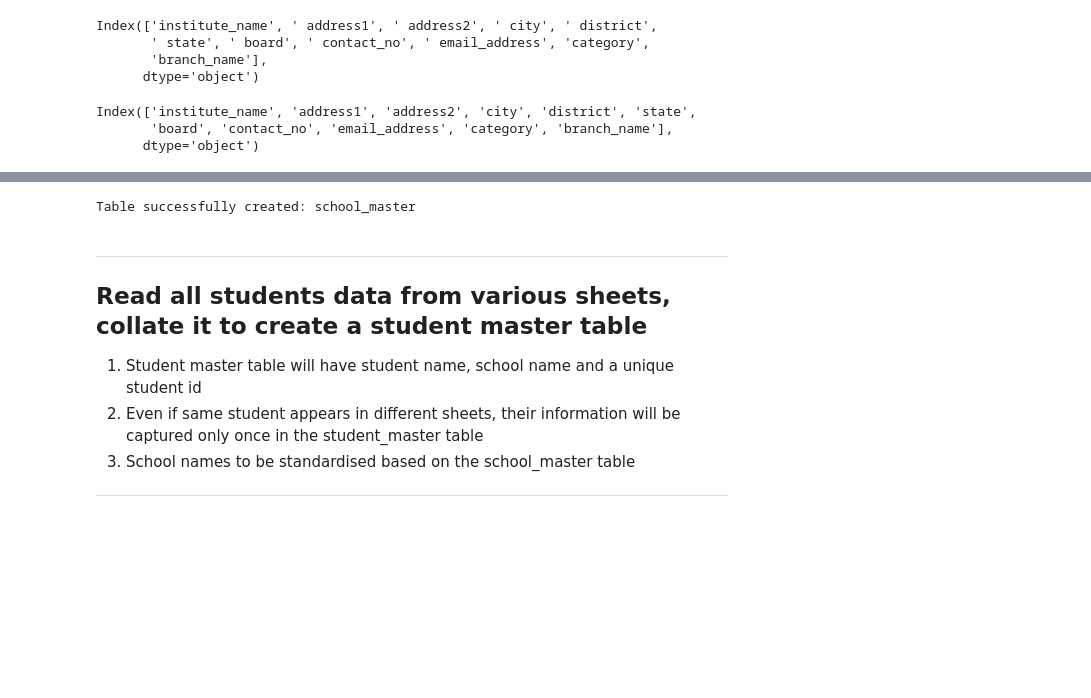
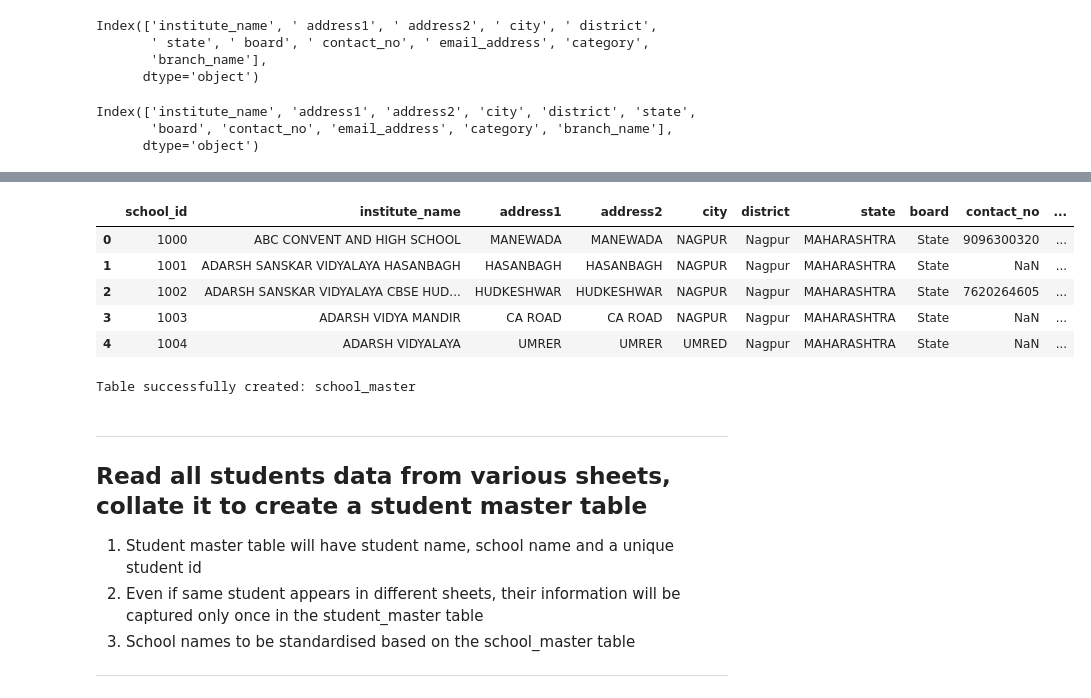
Before and after one commit to akshayranade/icad_data_management, a Jupyter notebook: run.ipynb, the cells around one changed output, grey strips where cells are left out. Drawn from its saved outputs; the diff is of its cells as text; code cells hidden in the pictures; blank space fills up the shorter version.

```diff
--- a/run.ipynb
+++ b/run.ipynb
@@ -107,5 +110,18 @@ all_schools_df.head()
 | 2 | ADARSH SANSKAR VIDYALAYA CBSE HUD... | HUDKESHWAR | HUDKESHWAR | NAGPUR | Nagpur | MAHARASHTRA | State | 7620264605 | NaN | ... |
 | 3 | ADARSH VIDYA MANDIR | CA ROAD | CA ROAD | NAGPUR | Nagpur | MAHARASHTRA | State | NaN | NaN | ... |
 | 4 | ADARSH VIDYALAYA | UMRER | UMRER | UMRED | Nagpur | MAHARASHTRA | State | NaN | NaN | ... |
+# %%
+# Define unique identifier for a school
+all_schools_ids = all_schools_df.rename_axis('school_id').reset_index()
+all_schools_ids['school_id'] = all_schools_ids['school_id'] + 1000
+# %%
+all_schools_ids.head()
+# %% [output]
+|  | school_id | institute_name | address1 | address2 | city | district | state | board | contact_no | ... |
+| 0 | 1000 | ABC CONVENT AND HIGH SCHOOL | MANEWADA | MANEWADA | NAGPUR | Nagpur | MAHARASHTRA | State | 9096300320 | ... |
+| 1 | 1001 | ADARSH SANSKAR VIDYALAYA HASANBAGH | HASANBAGH | HASANBAGH | NAGPUR | Nagpur | MAHARASHTRA | State | NaN | ... |
+| 2 | 1002 | ADARSH SANSKAR VIDYALAYA CBSE HUD... | HUDKESHWAR | HUDKESHWAR | NAGPUR | Nagpur | MAHARASHTRA | State | 7620264605 | ... |
+| 3 | 1003 | ADARSH VIDYA MANDIR | CA ROAD | CA ROAD | NAGPUR | Nagpur | MAHARASHTRA | State | NaN | ... |
+| 4 | 1004 | ADARSH VIDYALAYA | UMRER | UMRER | UMRED | Nagpur | MAHARASHTRA | State | NaN | ... |
 # %%
 #Create a table for all schools using a generic function
```
Also changed, not shown: parts of 38 cells of this notebook, 4 other files.
